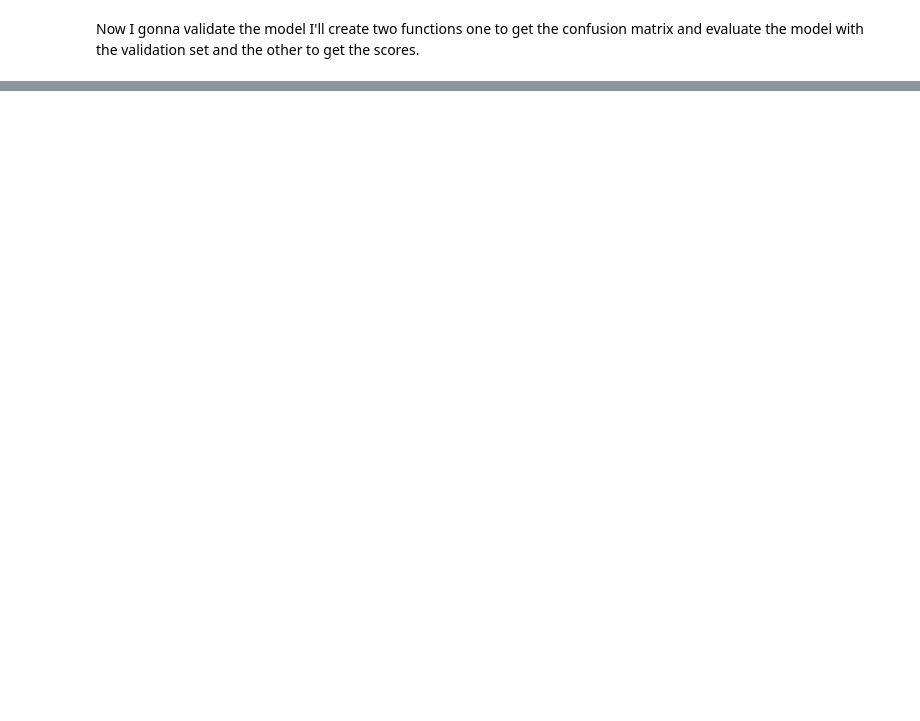
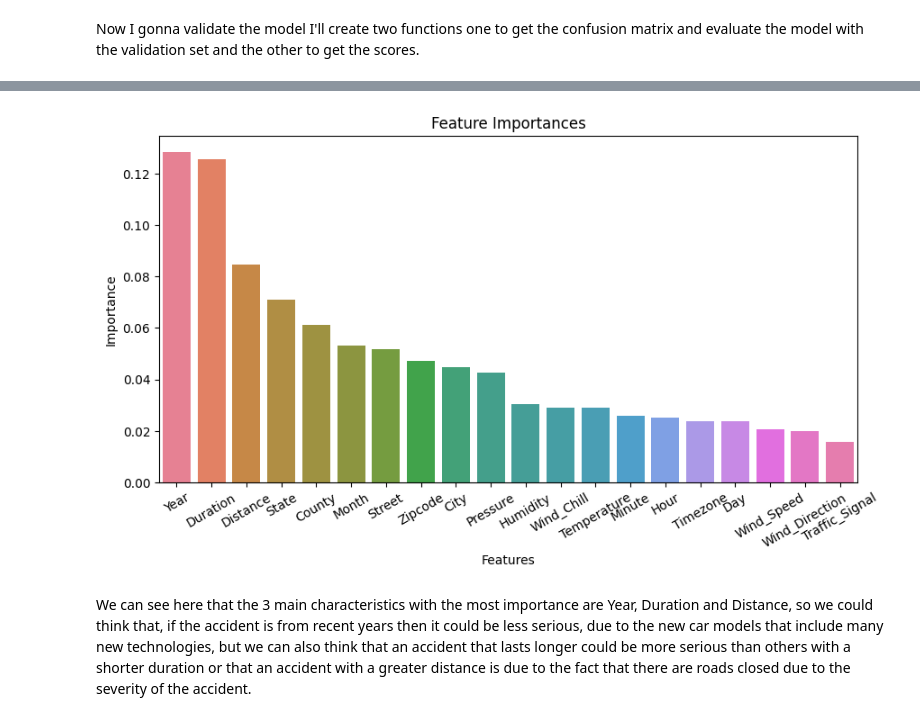
Before and after one commit to ddobi7277/DataAnalysis, a Jupyter notebook: US_Accidents/Accidents_US_ANalysis.ipynb, the cells around one changed output, grey strips where cells are left out. Saved outputs shown, nothing was run; the diff lists cells and outputs as text; code cells hidden in the pictures; blank space fills up the shorter version.

```diff
--- a/US_Accidents/Accidents_US_ANalysis.ipynb
+++ b/US_Accidents/Accidents_US_ANalysis.ipynb
@@ -1307,0 +1369,6 @@ results
+# %%
+path= './Models/'
+
+joblib.dump(randomForest_clf,path+'RandomForestClassifier.pkl')
+
+loaded_RandomForestClassifier= joblib.load(path+'RandomForestClassifier.pkl')
@@ -1307,0 +1377,6 @@ results
+# %%
+importance= loaded_RandomForestClassifier.feature_importances_
+
+df_importance= pd.DataFrame(data=importance,index=X.columns, columns=['Importance']).sort_values(by='Importance',ascending=False)
+
+df_importance= df_importance.rename_axis('Features').reset_index()
@@ -1307,0 +1403,3 @@ results
+# %%
+df_importance= df_importance[df_importance['Importance'] > 0.01]
+df_importance
@@ -1307,0 +1424,10 @@ results
+# %%
+plt.figure(figsize=(10,5))
+sbn.barplot(df_importance,x='Features',y='Importance',hue='Features')
+plt.title('Feature Importances')
+plt.xticks(rotation= 30)
+plt.show()
+# %% [output]
+[figure, added]
+# %% [markdown]
+We can see here that the 3 main characteristics with the most importance are Year, Duration and Distance, so we could think that, if the accident is from recent years then it could be less serious, due to the new car models that include many new technologies, but we can also think that an accident that lasts longer could be more serious than others with a shorter duration or that an accident with a greater distance is due to the fact that there are roads closed due to the severity of the accident.
```
Also changed, not shown: parts of 35 cells of this notebook.
